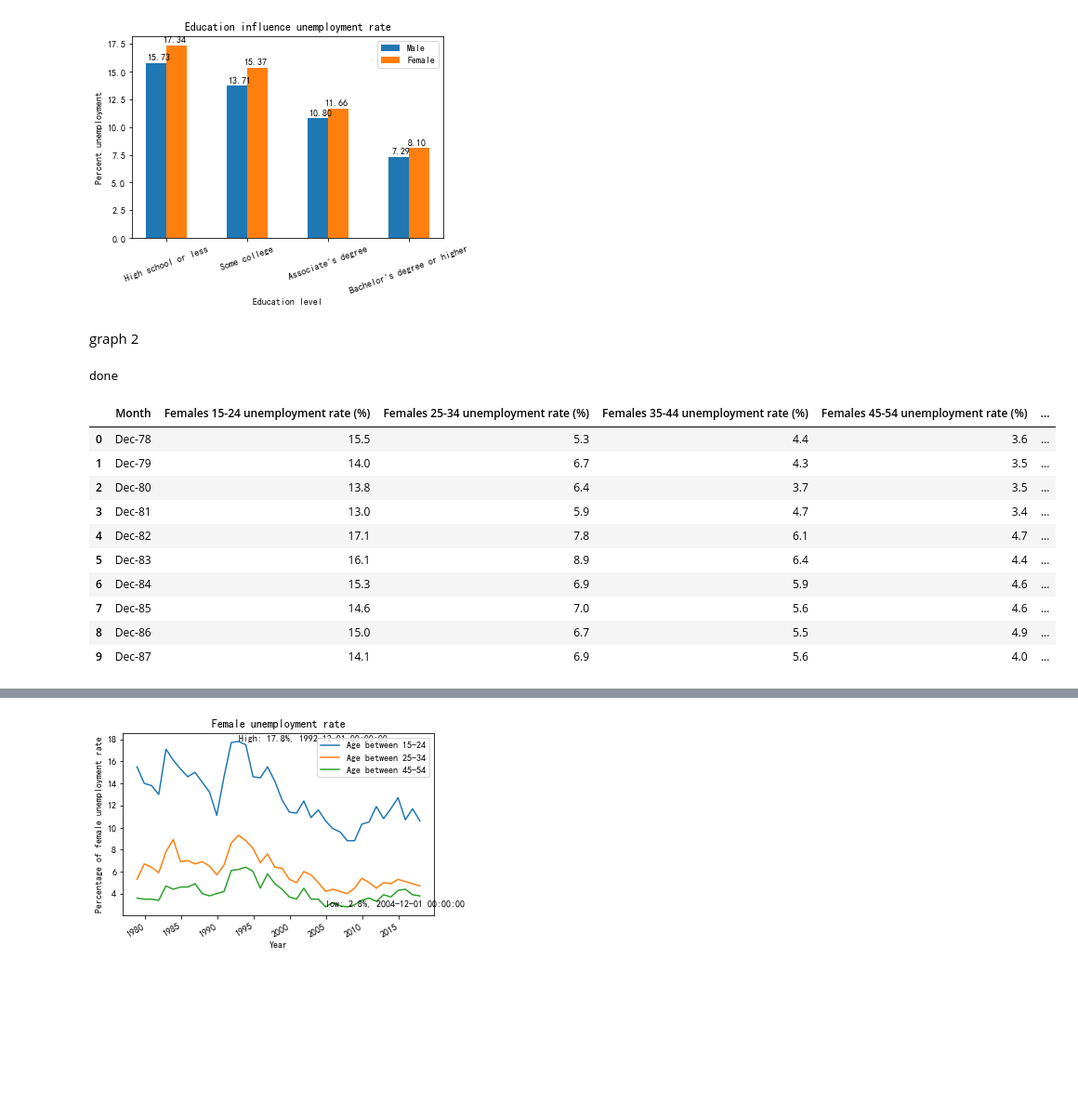
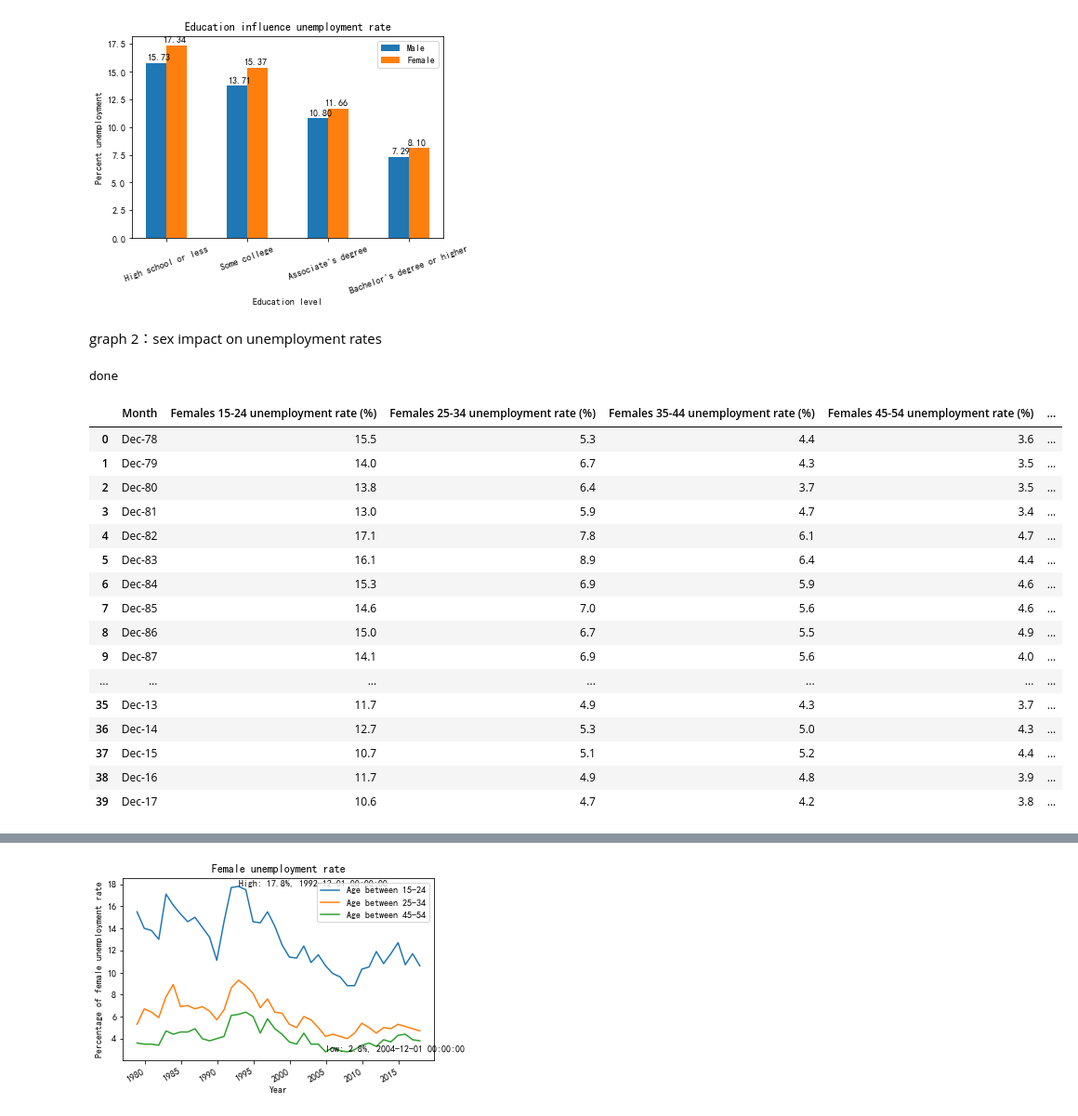
Before and after one commit to JIngzhiKao/data_project, a Jupyter notebook: final presentation.ipynb, the cells around one changed output, grey strips where cells are left out. Shown at 93% size. Saved outputs shown, nothing was run; the diff lists cells and outputs as text; code cells hidden in the pictures; blank space fills up the shorter version.

```diff
--- a/final presentation.ipynb
+++ b/final presentation.ipynb
@@ -132,8 +147,8 @@ plt.xlabel('Education level')
 plt.show()
 # %% [output]
 [figure]
-# %% [markdown]
-graph 2
+# %% [markdown]
+graph 2：sex impact on unemployment rates
 # %%
 filepath = ("1978-2017-australiansdg-indicator-8-5-2a-females.csv")
 
@@ -142,16 +157,22 @@ print("done")
 # %% [output]
 done
 # %%
-female.head(10)
+female.head(40)
 # %% [output]
 |  | Month | Females 15-24 unemployment rate (%) | Females 25-34 unemployment rate (%) | Females 35-44 unemployment rate (%) | Females 45-54 unemployment rate (%) | ... |
 | 0 | Dec-78 | 15.5 | 5.3 | 4.4 | 3.6 | ... |
 | 1 | Dec-79 | 14.0 | 6.7 | 4.3 | 3.5 | ... |
 | 2 | Dec-80 | 13.8 | 6.4 | 3.7 | 3.5 | ... |
 | 3 | Dec-81 | 13.0 | 5.9 | 4.7 | 3.4 | ... |
 | 4 | Dec-82 | 17.1 | 7.8 | 6.1 | 4.7 | ... |
 | 5 | Dec-83 | 16.1 | 8.9 | 6.4 | 4.4 | ... |
 | 6 | Dec-84 | 15.3 | 6.9 | 5.9 | 4.6 | ... |
 | 7 | Dec-85 | 14.6 | 7.0 | 5.6 | 4.6 | ... |
 | 8 | Dec-86 | 15.0 | 6.7 | 5.5 | 4.9 | ... |
 | 9 | Dec-87 | 14.1 | 6.9 | 5.6 | 4.0 | ... |
+| ... | ... | ... | ... | ... | ... | ... |
+| 35 | Dec-13 | 11.7 | 4.9 | 4.3 | 3.7 | ... |
+| 36 | Dec-14 | 12.7 | 5.3 | 5.0 | 4.3 | ... |
+| 37 | Dec-15 | 10.7 | 5.1 | 5.2 | 4.4 | ... |
+| 38 | Dec-16 | 11.7 | 4.9 | 4.8 | 3.9 | ... |
+| 39 | Dec-17 | 10.6 | 4.7 | 4.2 | 3.8 | ... |
```
Also changed, not shown: parts of 16 cells of this notebook.
